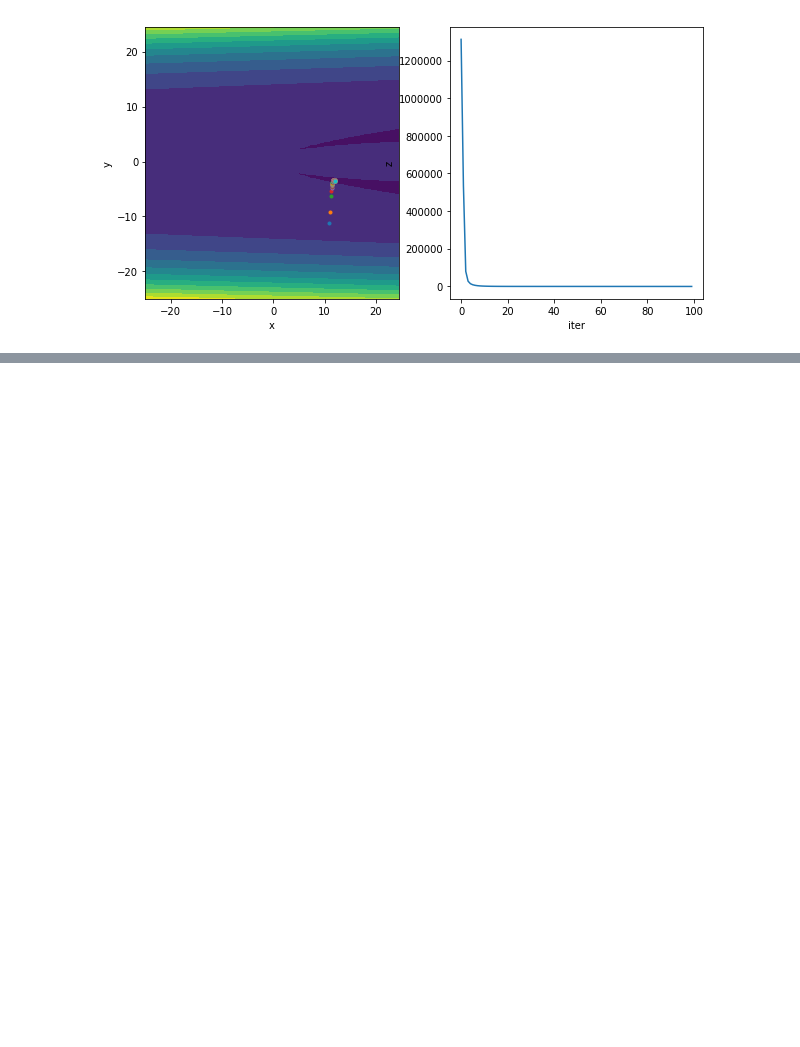
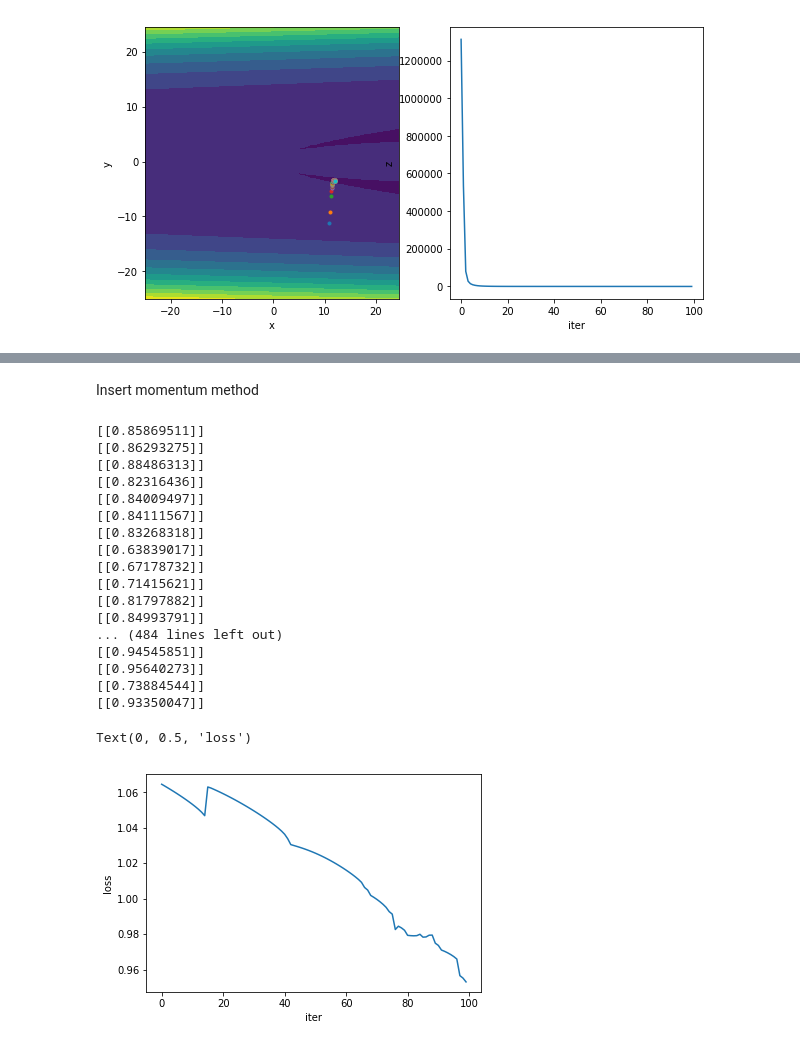
Before and after one commit to dingzy1995/ANLY590_HW1, a Jupyter notebook: HW2/HW2.ipynb, the cells around one changed output, grey strips where cells are left out. Drawn from its saved outputs; the diff is of its cells as text; code cells hidden in the pictures; blank space fills up the shorter version.

Commit message:
adding image

```diff
--- a/HW2/HW2.ipynb
+++ b/HW2/HW2.ipynb
@@ -302,0 +303,2 @@ Text(0, 0.5, 'loss')
+# %% [markdown]
+Insert momentum method
@@ -302,0 +346,25 @@ Text(0, 0.5, 'loss')
+# %%
+losses_momentum, y_predict = grad_descent_m(data, label, [W, V, b1, b2], 100, .001, .01)
+plt.plot(losses_momentum)
+plt.xlabel("iter")
+plt.ylabel("loss")
+# %% [output]
+[[0.85869511]]
+[[0.86293275]]
+[[0.88486313]]
+[[0.82316436]]
+[[0.84009497]]
+[[0.84111567]]
+[[0.83268318]]
+[[0.63839017]]
+[[0.67178732]]
+[[0.71415621]]
+[[0.81797882]]
+[[0.84993791]]
+... (484 lines left out)
+[[0.94545851]]
+[[0.95640273]]
+[[0.73884544]]
+[[0.93350047]]
+Text(0, 0.5, 'loss')
+[figure, added]
```
Also changed, not shown: parts of 6 cells of this notebook.
